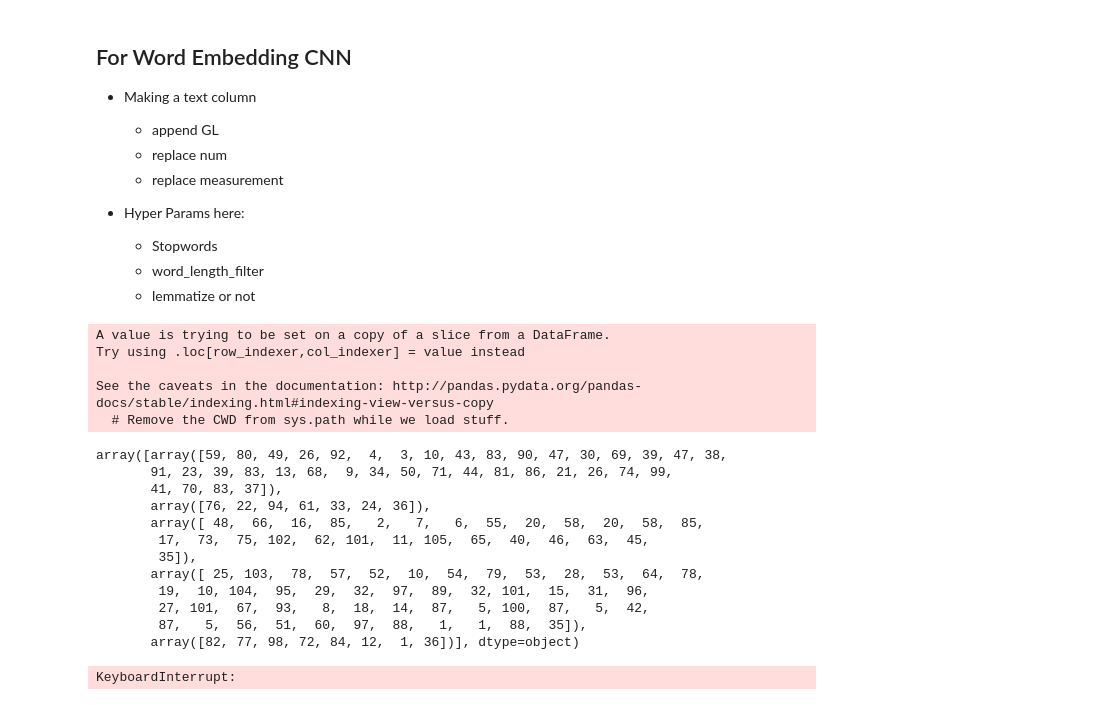
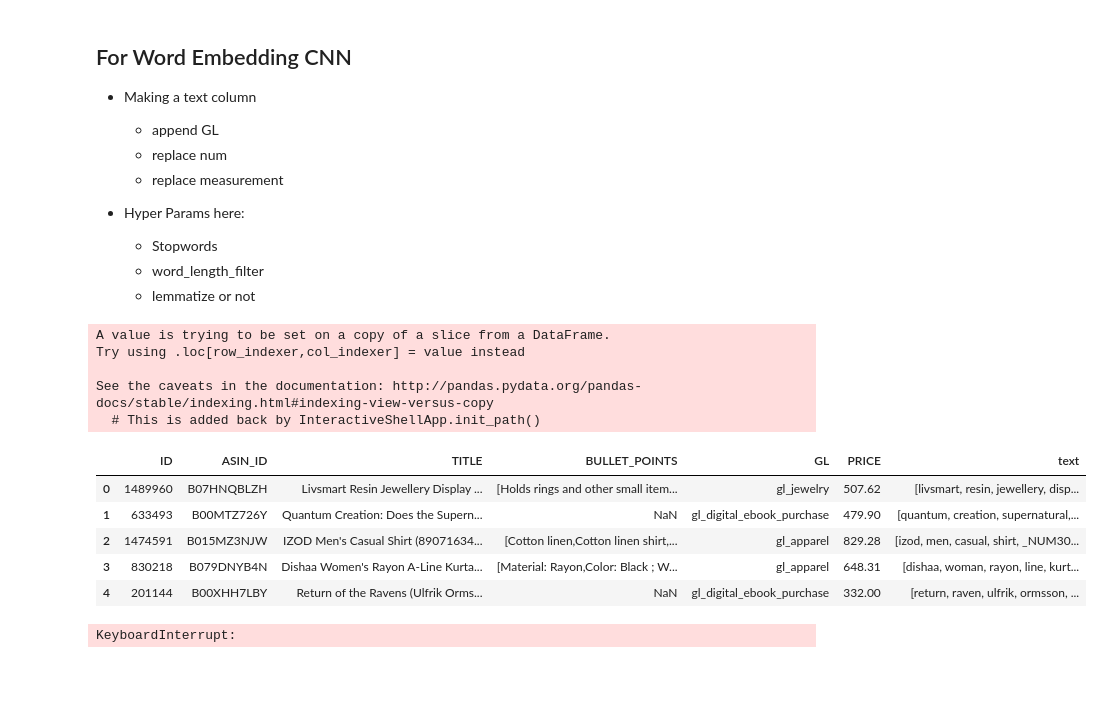
Before and after one commit to faizanahemad/ML_hackathon_2019, a Jupyter notebook: Model.ipynb, the cells around one changed output. Saved outputs shown, nothing was run; the diff lists cells and outputs as text; code cells hidden in the pictures; blank space fills up the shorter version.

Commit message:
Adding parallel processing

```diff
--- a/Model.ipynb
+++ b/Model.ipynb
@@ -169,41 +169,36 @@ preprocess_string = lambda x:re.sub('[^ a-zA-Z0-9%@_]',' ',nlp_utils.remove_html
 # %%
 
 
-def preprocess_for_word_cnn(df,text_columns=['TITLE', 'BULLET_POINTS', 'GL'], output_column="text"):
+def preprocess_for_word_cnn(df,text_columns=['TITLE', 'BULLET_POINTS', 'GL'], output_column="text",jobs=4):
     """
     Preprocess and convert all text columns to one column named text
     """
-    titles = df['TITLE'].apply(preprocess_string).apply(nlp_utils.combined_text_processing)
-    bullet_points = df['BULLET_POINTS'].apply(preprocess_string).apply(nlp_utils.combined_text_processing)
-    gls = df['GL'].apply(preprocess_string).apply(nlp_utils.combined_text_processing)
-    df['text'] = titles+bullet_points+gls
+    pp = lambda text: nlp_utils.combined_text_processing(preprocess_string(text))
+    titles = Parallel(n_jobs=jobs, backend="loky")(delayed(pp)(x) for x in df['TITLE'].values)
+    bullet_points = Parallel(n_jobs=jobs, backend="loky")(delayed(pp)(x) for x in df['BULLET_POINTS'].values)
+    gls = Parallel(n_jobs=jobs, backend="loky")(delayed(pp)(x) for x in df['GL'].values)
+    df['text'] = pd.Series(titles)+pd.Series(bullet_points)+pd.Series(gls)
     return df
 # %%
 
 
-df_train_slice = preprocess_for_word_cnn(df_train.head())
-
+df_train_slice = preprocess_for_word_cnn(df_train.head(10000),jobs=4)
+df_train_slice.head()
 gl_le_train,gl_le_transform, le = get_le("text",enable_flatten=True)
 _ = gl_le_train(df_train_slice)
-gl_le_transform(df_train_slice)
+_ = gl_le_transform(df_train_slice)
 # %% [output]
 A value is trying to be set on a copy of a slice from a DataFrame.
 Try using .loc[row_indexer,col_indexer] = value instead
 
 See the caveats in the documentation: http://pandas.pydata.org/pandas-docs/stable/indexing.html#indexing-view-versus-copy
-  # Remove the CWD from sys.path while we load stuff.
+  # This is added back by InteractiveShellApp.init_path()
-array([array([59, 80, 49, 26, 92,  4,  3, 10, 43, 83, 90, 47, 30, 69, 39, 47, 38,
-       91, 23, 39, 83, 13, 68,  9, 34, 50, 71, 44, 81, 86, 21, 26, 74, 99,
-       41, 70, 83, 37]),
-       array([76, 22, 94, 61, 33, 24, 36]),
-       array([ 48,  66,  16,  85,   2,   7,   6,  55,  20,  58,  20,  58,  85,
-        17,  73,  75, 102,  62, 101,  11, 105,  65,  40,  46,  63,  45,
-        35]),
-       array([ 25, 103,  78,  57,  52,  10,  54,  79,  53,  28,  53,  64,  78,
-        19,  10, 104,  95,  29,  32,  97,  89,  32, 101,  15,  31,  96,
-        27, 101,  67,  93,   8,  18,  14,  87,   5, 100,  87,   5,  42,
-        87,   5,  56,  51,  60,  97,  88,   1,   1,  88,  35]),
-       array([82, 77, 98, 72, 84, 12,  1, 36])], dtype=object)
+|  | ID | ASIN_ID | TITLE | BULLET_POINTS | GL | PRICE | text |
+| 0 | 1489960 | B07HNQBLZH | Livsmart Resin Jewellery Display ... | [Holds rings and other small item... | gl_jewelry | 507.62 | [livsmart, resin, jewellery, disp... |
+| 1 | 633493 | B00MTZ726Y | Quantum Creation: Does the Supern... | NaN | gl_digital_ebook_purchase | 479.90 | [quantum, creation, supernatural,... |
+| 2 | 1474591 | B015MZ3NJW | IZOD Men's Casual Shirt (89071634... | [Cotton linen,Cotton linen shirt,... | gl_apparel | 829.28 | [izod, men, casual, shirt, _NUM30... |
+| 3 | 830218 | B079DNYB4N | Dishaa Women's Rayon A-Line Kurta... | [Material: Rayon,Color: Black ; W... | gl_apparel | 648.31 | [dishaa, woman, rayon, line, kurt... |
+| 4 | 201144 | B00XHH7LBY | Return of the Ravens (Ulfrik Orms... | NaN | gl_digital_ebook_purchase | 332.00 | [return, raven, ulfrik, ormsson, ... |
 # %%
 df_train = preprocess_for_word_cnn(df_train)
 
```
Also changed, not shown: parts of 1 cell of this notebook.
